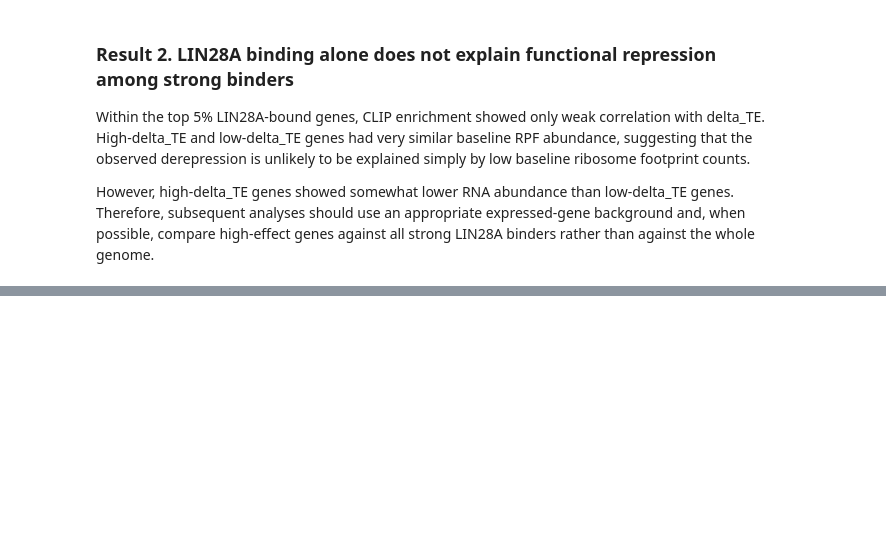
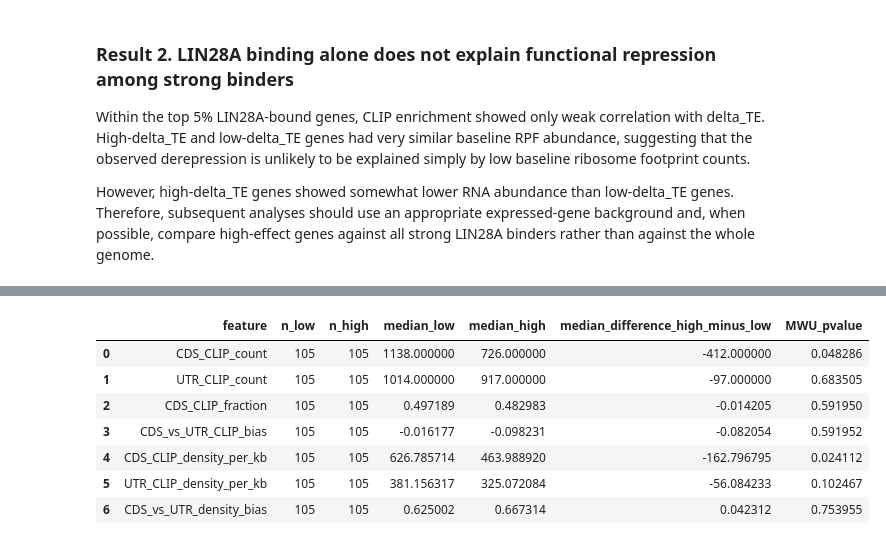
Before and after one commit to fluffyThor/Bioinfo1_project, a Jupyter notebook: EDA.ipynb, the cells around one changed output, grey strips where cells are left out. Saved outputs shown, nothing was run; the diff lists cells and outputs as text; code cells hidden in the pictures; blank space fills up the shorter version.

```diff
--- a/EDA.ipynb
+++ b/EDA.ipynb
@@ -1893,0 +2341,13 @@ However, high-delta_TE genes showed somewhat lower RNA abundance than low-delta_
+# %%
+from pathlib import Path
+import pandas as pd
+import numpy as np
+
+DATA_DIR = Path("/home/ssy010622/bioinfo1_project/binfo1-work")
+REGION_DIR = DATA_DIR / "region_counts"
+
+cds_out = REGION_DIR / "CLIP_CDS_counts.txt"
+utr_out = REGION_DIR / "CLIP_UTR_counts.txt"
+
+print("CDS count file exists:", cds_out.exists())
+print("UTR count file exists:", utr_out.exists())
@@ -1893,0 +2573,54 @@ However, high-delta_TE genes showed somewhat lower RNA abundance than low-delta_
+# %%
+from scipy.stats import mannwhitneyu
+import pandas as pd
+import numpy as np
+
+# high vs low만 비교
+top5_extreme_region = top5_region[
+    top5_region["effect_group"].isin(["low_delta_TE", "high_delta_TE"])
+].copy()
+
+region_features = [
+    "CDS_CLIP_count",
+    "UTR_CLIP_count",
+    "CDS_CLIP_fraction",
+    "CDS_vs_UTR_CLIP_bias",
+    "CDS_CLIP_density_per_kb",
+    "UTR_CLIP_density_per_kb",
+    "CDS_vs_UTR_density_bias"
+]
+
+region_test_rows = []
+
+for col in region_features:
+    low_values = top5_extreme_region.loc[
+        top5_extreme_region["effect_group"] == "low_delta_TE", col
+    ].replace([np.inf, -np.inf], np.nan).dropna()
+
+    high_values = top5_extreme_region.loc[
+        top5_extreme_region["effect_group"] == "high_delta_TE", col
+    ].replace([np.inf, -np.inf], np.nan).dropna()
+
+    test = mannwhitneyu(high_values, low_values, alternative="two-sided")
+
+    region_test_rows.append({
+        "feature": col,
+        "n_low": len(low_values),
+        "n_high": len(high_values),
+        "median_low": low_values.median(),
+        "median_high": high_values.median(),
+        "median_difference_high_minus_low": high_values.median() - low_values.median(),
+        "MWU_pvalue": test.pvalue
+    })
+
+region_feature_tests = pd.DataFrame(region_test_rows)
+region_feature_tests
+# %% [output]
+|  | feature | n_low | n_high | median_low | median_high | median_difference_high_minus_low | MWU_pvalue |
+| 0 | CDS_CLIP_count | 105 | 105 | 1138.000000 | 726.000000 | -412.000000 | 0.048286 |
+| 1 | UTR_CLIP_count | 105 | 105 | 1014.000000 | 917.000000 | -97.000000 | 0.683505 |
+| 2 | CDS_CLIP_fraction | 105 | 105 | 0.497189 | 0.482983 | -0.014205 | 0.591950 |
+| 3 | CDS_vs_UTR_CLIP_bias | 105 | 105 | -0.016177 | -0.098231 | -0.082054 | 0.591952 |
+| 4 | CDS_CLIP_density_per_kb | 105 | 105 | 626.785714 | 463.988920 | -162.796795 | 0.024112 |
+| 5 | UTR_CLIP_density_per_kb | 105 | 105 | 381.156317 | 325.072084 | -56.084233 | 0.102467 |
+| 6 | CDS_vs_UTR_density_bias | 105 | 105 | 0.625002 | 0.667314 | 0.042312 | 0.753955 |
```
Also changed, not shown: parts of 49 cells of this notebook.
